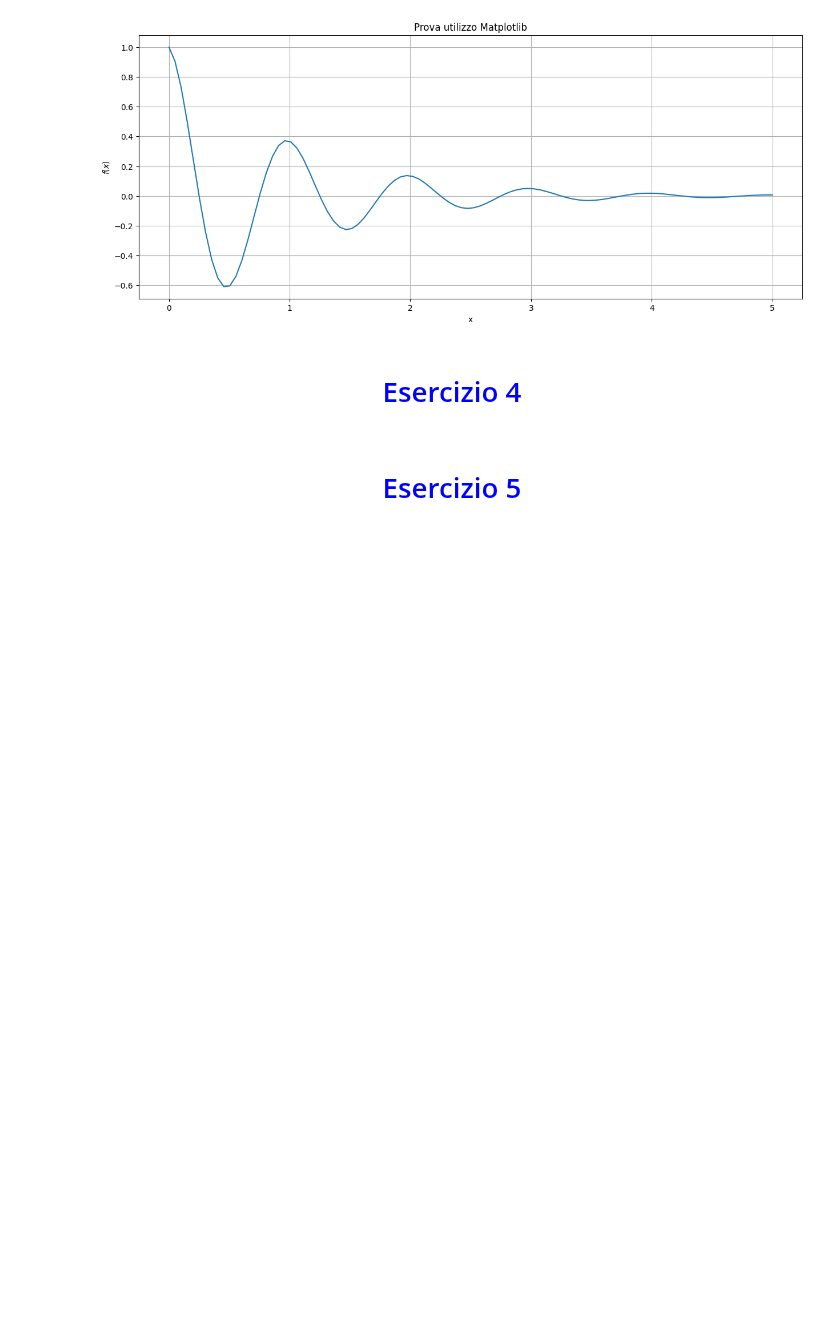
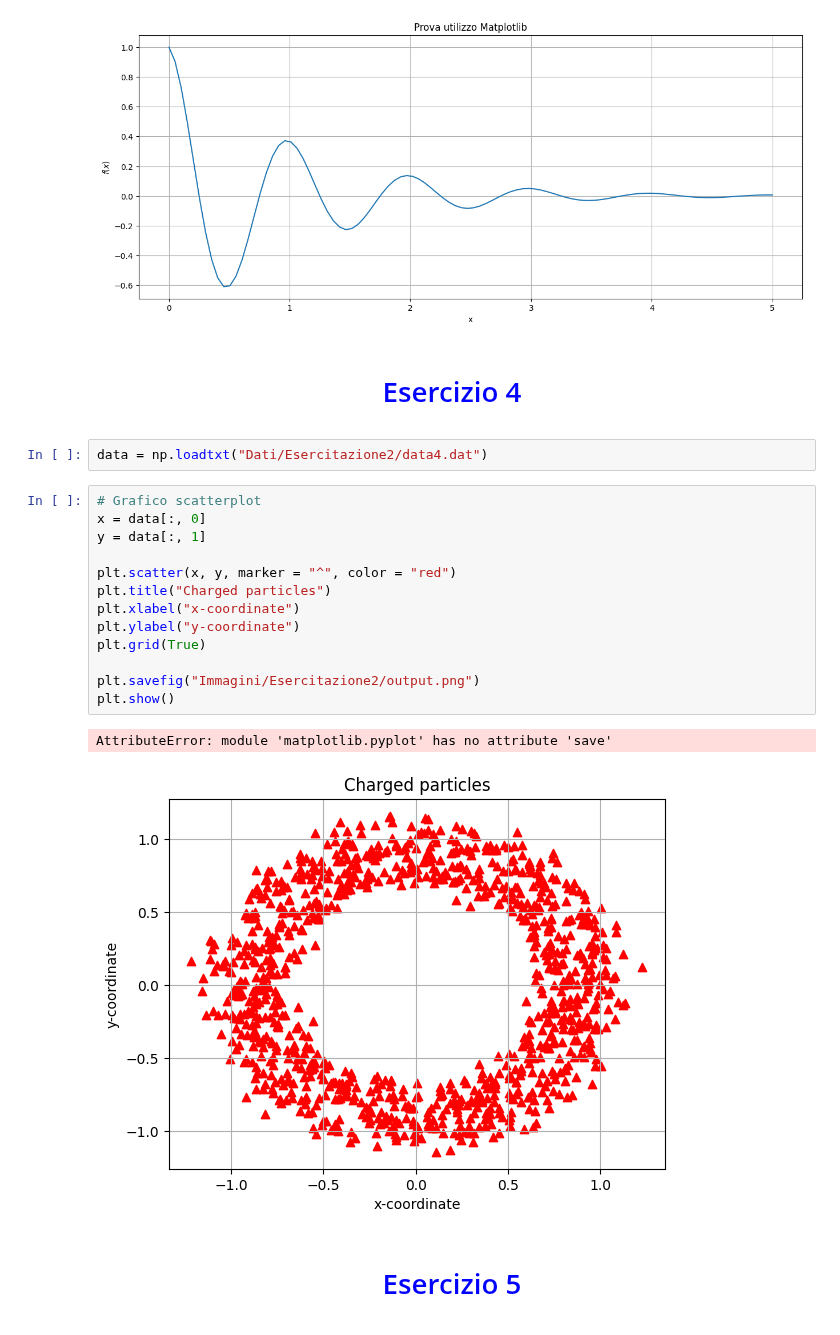
Before and after one commit to Negrini085/DeepLearning, a Jupyter notebook: Esercitazioni/lab_02.ipynb, the cells around one changed output. Saved outputs shown, nothing was run; the diff lists cells and outputs as text; blank space fills up the shorter version.

```diff
--- a/Esercitazioni/lab_02.ipynb
+++ b/Esercitazioni/lab_02.ipynb
@@ -197,6 +197,24 @@ plt.show()
 <h1 style="color:blue; font-size:50px;"> Esercizio 4</h1>
 
 </center>
+# %%
+data = np.loadtxt("Dati/Esercitazione2/data4.dat")
+# %%
+# Grafico scatterplot
+x = data[:, 0]
+y = data[:, 1]
+
+plt.scatter(x, y, marker = "^", color = "red")
+plt.title("Charged particles")
+plt.xlabel("x-coordinate")
+plt.ylabel("y-coordinate")
+plt.grid(True)
+
+plt.savefig("Immagini/Esercitazione2/output.png")
+plt.show()
+# %% [output]
+AttributeError: module 'matplotlib.pyplot' has no attribute 'save'
+[figure, added]
 # %% [markdown]
 <center>
 <h1 style="color:blue; font-size:50px;"> Esercizio 5</h1>
```
Also changed, not shown: 2 other files.
